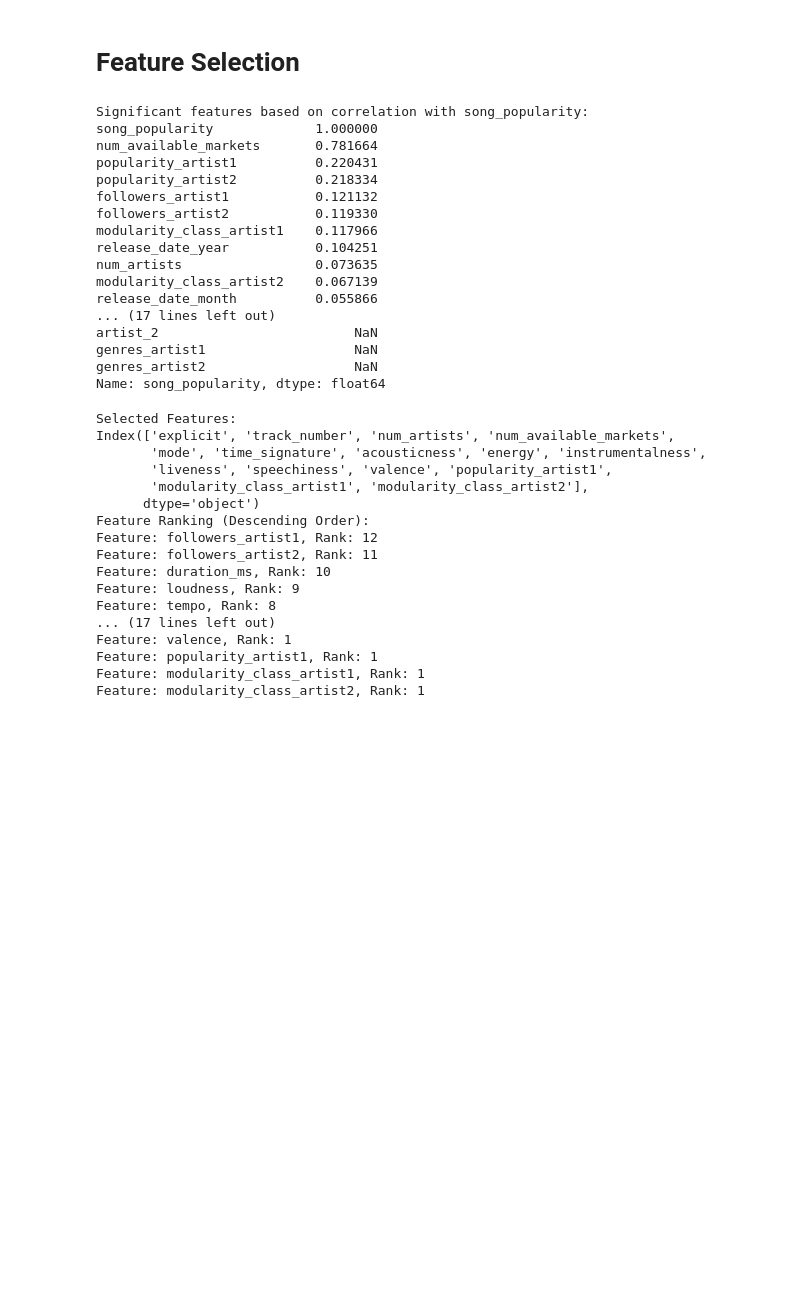
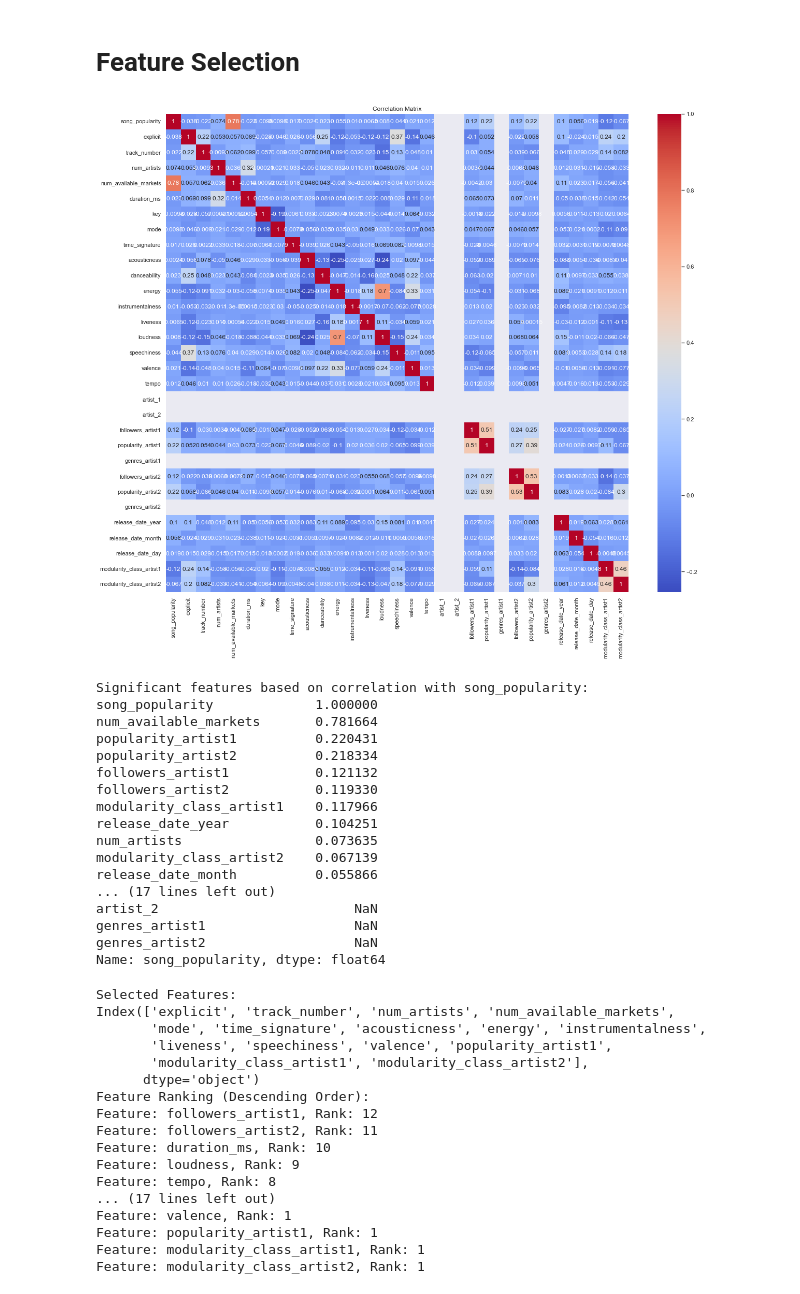
Before and after one commit to anushkavp/Music-Collaboration-Analysis, a Jupyter notebook: Preprocessing.ipynb, the cells around one changed output. Drawn from its saved outputs; the diff is of its cells as text; code cells hidden in the pictures; blank space fills up the shorter version.

```diff
--- a/Preprocessing.ipynb
+++ b/Preprocessing.ipynb
@@ -75,7 +75,7 @@ df_song.shape
 # %% [markdown]
 # Artist table load
 # %%
-df_artists=pd.read_csv("/Users/anushkavuppala/Documents/Anushka/GWU/Fall 2023/Capstone/Music dataset/Artists/spotify_artists_info_complete.csv", sep="\t")
+df_artists=pd.read_csv("/Users/Arundhati/Documents/Music-Collaboration-Analysis/Music dataset/Artists/spotify_artists_info_complete.csv", sep="\t")
 df_artists.drop("image_url",axis=1,inplace=True)
 df_artists.rename(columns={"name":"artist_name"},inplace=True)
 df_artists.head()
@@ -1010,23 +1010,30 @@ dtype: object
 # %%
 # CORRELATION BETWEEN VARIABLES
 import pandas as pd
 
 # Load your dataframe (assuming it's named df)
 # df = pd.read_csv('your_dataframe.csv')
 
 # Calculate correlation matrix
 correlation_matrix = preprocessing_df.corr()
 
+sns.set(rc={'figure.figsize':(20,17)})
+ax = sns.heatmap(correlation_matrix,annot=True, cmap='coolwarm')
+
 # Calculate absolute correlation with the target variable
 correlation_with_target = correlation_matrix['song_popularity'].abs()
 
 # Sort the features by their correlation with the target variable in descending order
 sorted_features = correlation_with_target.sort_values(ascending=False)
 
+plt.title('Correlation Matrix')
+plt.show()
+
 # Print the significant features
 print("Significant features based on correlation with song_popularity:")
 print(sorted_features)
 # %% [output]
+[figure, added]
 Significant features based on correlation with song_popularity:
 song_popularity             1.000000
 num_available_markets       0.781664
```
Also changed, not shown: parts of 9 cells of this notebook.
